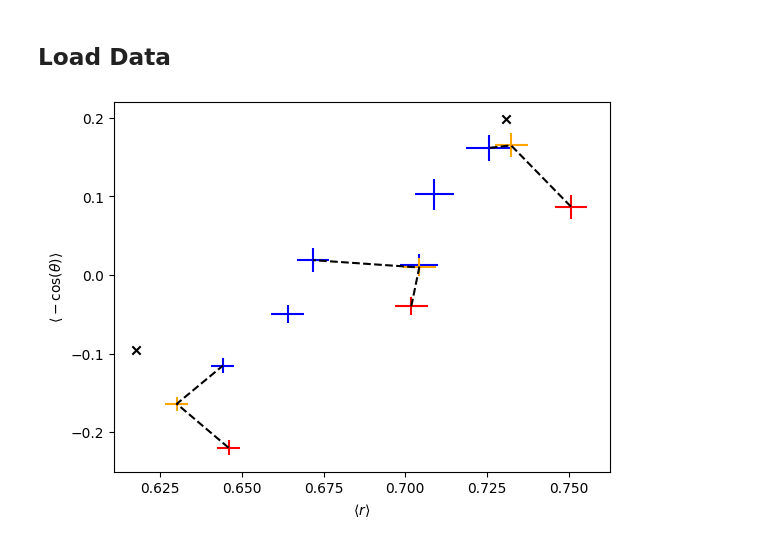
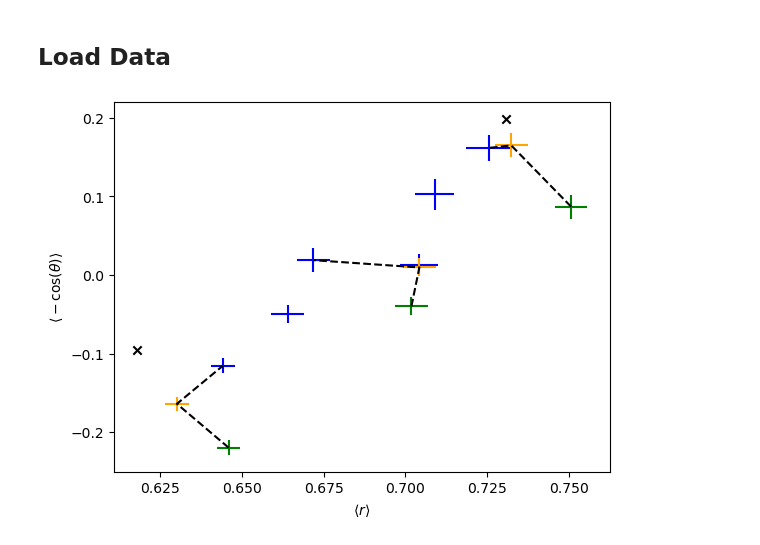
Before and after one commit to KristianWold/eddqc, a Jupyter notebook: analysis/baseline_comparison/Scatterplot_Plotting.ipynb, the cells around one changed output. Saved outputs shown, nothing was run; the diff lists cells and outputs as text; code cells hidden in the pictures.

```diff
--- a/analysis/baseline_comparison/Scatterplot_Plotting.ipynb
+++ b/analysis/baseline_comparison/Scatterplot_Plotting.ipynb
@@ -44,34 +40,34 @@ plt.errorbar(r_mean[1], a_mean[1], xerr=r_std[1], yerr=a_std[1], fmt='-', label=
 plt.errorbar(r_mean[2], a_mean[2], xerr=r_std[2], yerr=a_std[2], fmt='-', label='T=20', color="b")
 plt.errorbar(r_mean[3], a_mean[3], xerr=r_std[3], yerr=a_std[3], fmt='-', label='T=30', color="b")
 plt.errorbar(r_mean[4], a_mean[4], xerr=r_std[4], yerr=a_std[4], fmt='-', label='T=40', color="b")
 plt.errorbar(r_mean[5], a_mean[5], xerr=r_std[5], yerr=a_std[5], fmt='-', label='T=50', color="b")
 
 #font size
 plt.rc('font', size=16)          # controls default text sizes
 #plt.plot(r_poisson, a_poisson, 'x', color='black', label='Poisson')
 plt.scatter(AI_theory[0], AI_theory[1], marker='x', label='$AI_{4,1}$', color='black')
 plt.scatter(FF_theory[0], FF_theory[1], marker='x', label='$FF_{4,1}$', color='black')
 
-plt.errorbar(r_baseline[0], a_baseline[0], xerr=r_std[0], yerr=a_std[0], fmt='-', color="r")
+plt.errorbar(r_baseline[0], a_baseline[0], xerr=r_std[0], yerr=a_std[0], fmt='-', color="g")
 plt.errorbar(r_intermediate[0], a_intermediate[0], xerr=r_std[0], yerr=a_std[0], fmt='-', color="orange")
 
-plt.errorbar(r_baseline[1], a_baseline[1], xerr=r_std[1], yerr=a_std[1], fmt='-', color="r")
+plt.errorbar(r_baseline[1], a_baseline[1], xerr=r_std[1], yerr=a_std[1], fmt='-', color="g")
 plt.errorbar(r_intermediate[1], a_intermediate[1], xerr=r_std[1], yerr=a_std[1], fmt='-', color="orange")
 
-plt.errorbar(r_baseline[2], a_baseline[2], xerr=r_std[2], yerr=a_std[2], fmt='-', color="r")
+plt.errorbar(r_baseline[2], a_baseline[2], xerr=r_std[2], yerr=a_std[2], fmt='-', color="g")
 plt.errorbar(r_intermediate[2], a_intermediate[2], xerr=r_std[2], yerr=a_std[2], fmt='-', color="orange")
 
 #plt.errorbar(r_baseline[2], a_baseline[2], xerr=0.011590525181647614, yerr=0.03820421023015067, fmt='-', label='T=50', color="red")
 
 plt.plot([r_baseline[0], r_intermediate[0], r_mean[0]], [a_baseline[0], a_intermediate[0], a_mean[0]], '--', color='black')
 plt.plot([r_baseline[1], r_intermediate[1], r_mean[2]], [a_baseline[1], a_intermediate[1], a_mean[2]], '--', color='black')
 plt.plot([r_baseline[2], r_intermediate[2], r_mean[5]], [a_baseline[2], a_intermediate[2], a_mean[5]], '--', color='black')
 
 plt.xlabel(r'$\langle r \rangle$')
 plt.ylabel(r'$\langle -\cos(\theta) \rangle$')
 #plt.legend()
 #plt.grid()
 #plt.savefig('figures/integrable_scatter.svg', bbox_inches='tight')
 plt.show()
 # %% [output]
-[figure, old version]
+[figure, new version]
```
Also changed, not shown: parts of 1 cell of this notebook, 41 other files.
